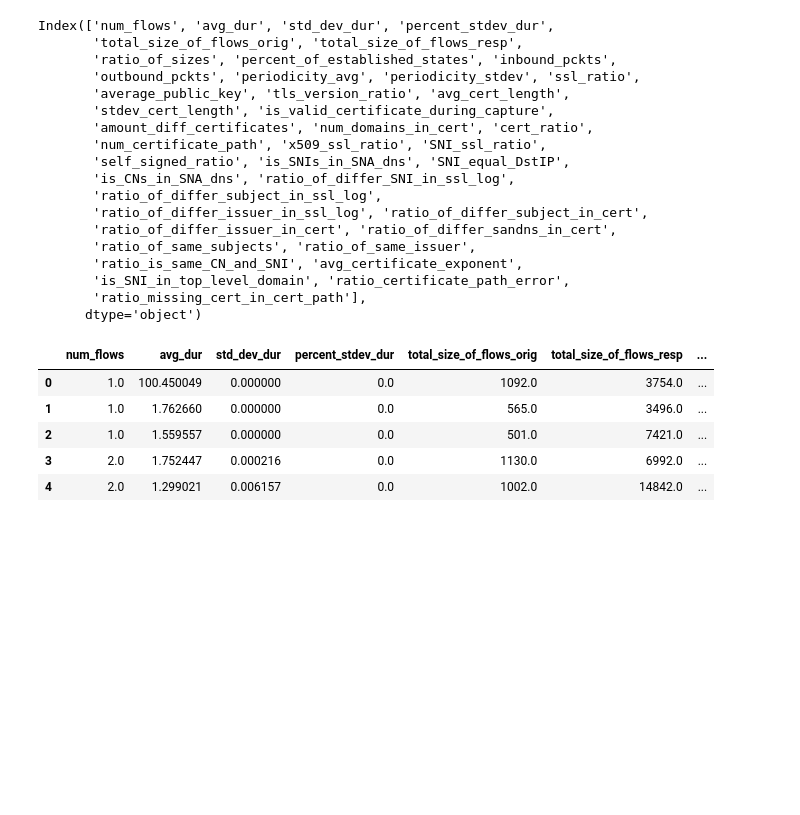
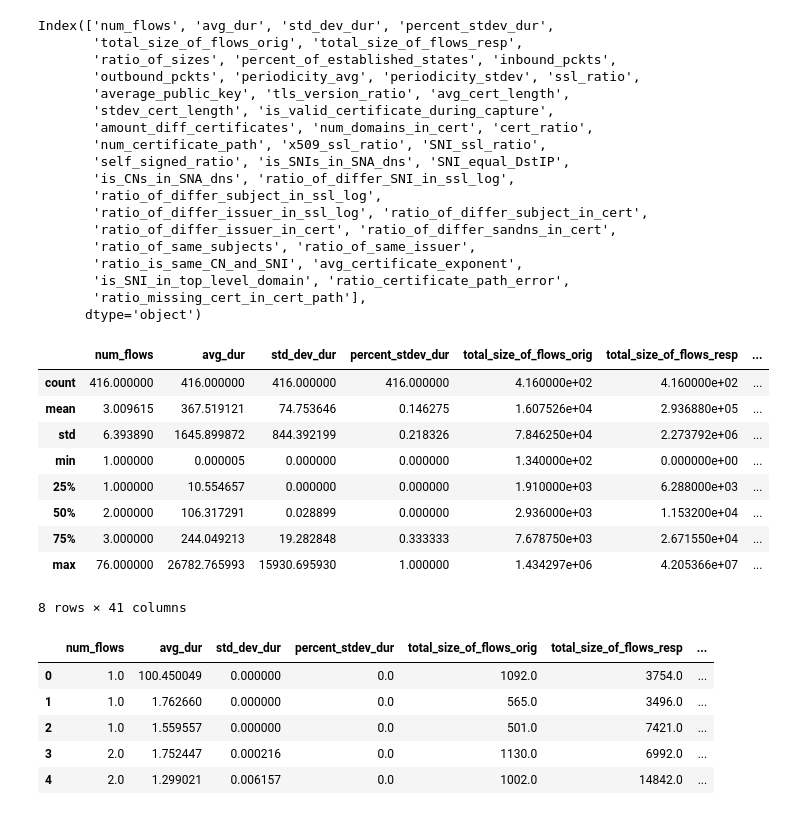
Before and after one commit to stratosphereips/feel_project, a Jupyter notebook: analysis/testing_features_AD.ipynb, the cells around one changed output. Cells and saved outputs as stored; diff of their text form; code cells hidden in the pictures; blank space fills up the shorter version.

```diff
--- a/analysis/testing_features_AD.ipynb
+++ b/analysis/testing_features_AD.ipynb
@@ -37,6 +39,19 @@ Index(['num_flows', 'avg_dur', 'std_dev_dur', 'percent_stdev_dur',
        'is_SNI_in_top_level_domain', 'ratio_certificate_path_error',
        'ratio_missing_cert_in_cert_path'],
       dtype='object')
+# %%
+df.describe()
+# %% [output]
+|  | num_flows | avg_dur | std_dev_dur | percent_stdev_dur | total_size_of_flows_orig | total_size_of_flows_resp | ... |
+| count | 416.000000 | 416.000000 | 416.000000 | 416.000000 | 4.160000e+02 | 4.160000e+02 | ... |
+| mean | 3.009615 | 367.519121 | 74.753646 | 0.146275 | 1.607526e+04 | 2.936880e+05 | ... |
+| std | 6.393890 | 1645.899872 | 844.392199 | 0.218326 | 7.846250e+04 | 2.273792e+06 | ... |
+| min | 1.000000 | 0.000005 | 0.000000 | 0.000000 | 1.340000e+02 | 0.000000e+00 | ... |
+| 25% | 1.000000 | 10.554657 | 0.000000 | 0.000000 | 1.910000e+03 | 6.288000e+03 | ... |
+| 50% | 2.000000 | 106.317291 | 0.028899 | 0.000000 | 2.936000e+03 | 1.153200e+04 | ... |
+| 75% | 3.000000 | 244.049213 | 19.282848 | 0.333333 | 7.678750e+03 | 2.671550e+04 | ... |
+| max | 76.000000 | 26782.765993 | 15930.695930 | 1.000000 | 1.434297e+06 | 4.205366e+07 | ... |
+8 rows × 41 columns
 # %%
 df2 = pd.read_csv(os.path.join(data_dir, 'Raw', 'Malware', 'CTU-Malware-Capture-Botnet-327-2', 'Day2', "comb_features.csv"))
 df2.head()
```
Also changed, not shown: parts of 22 cells of this notebook.
